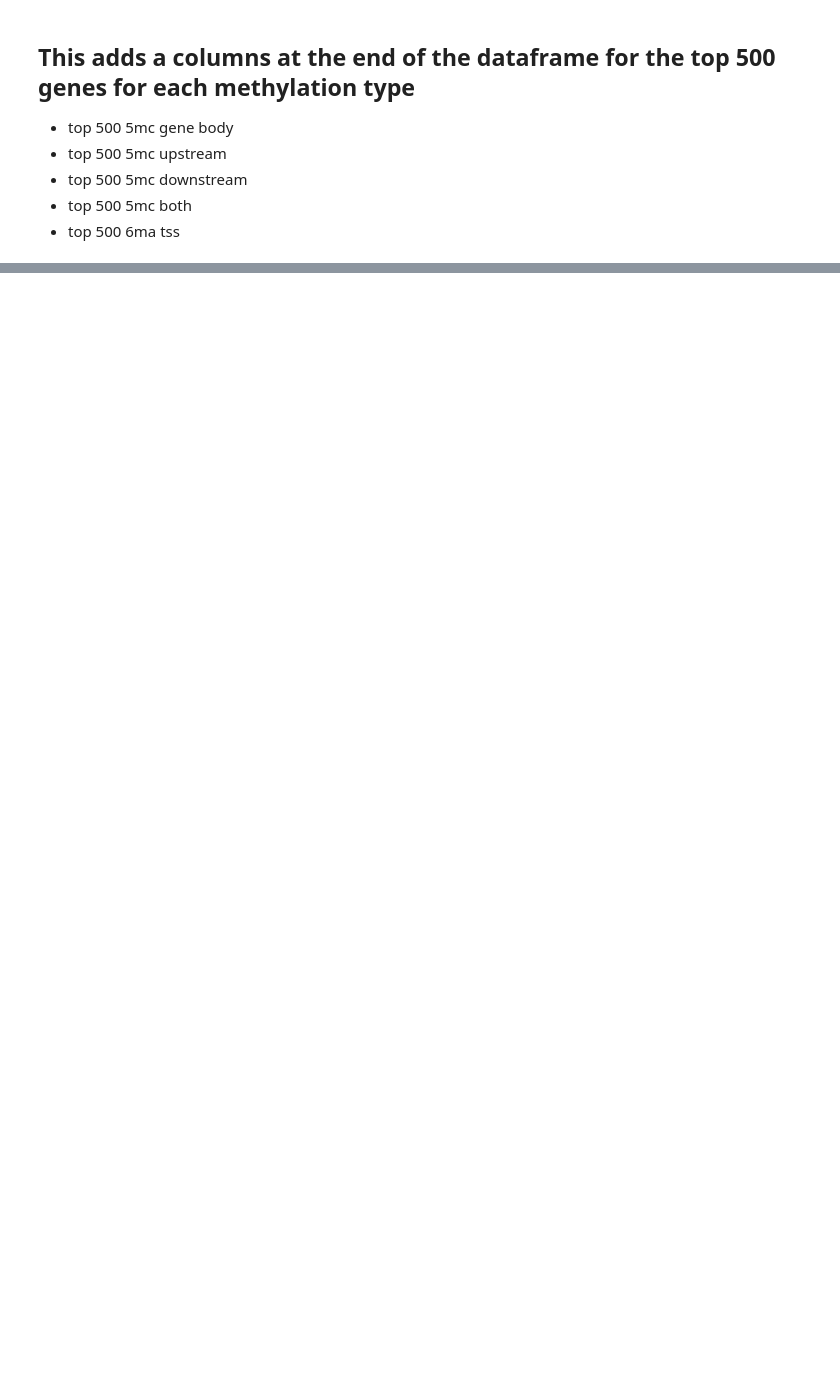
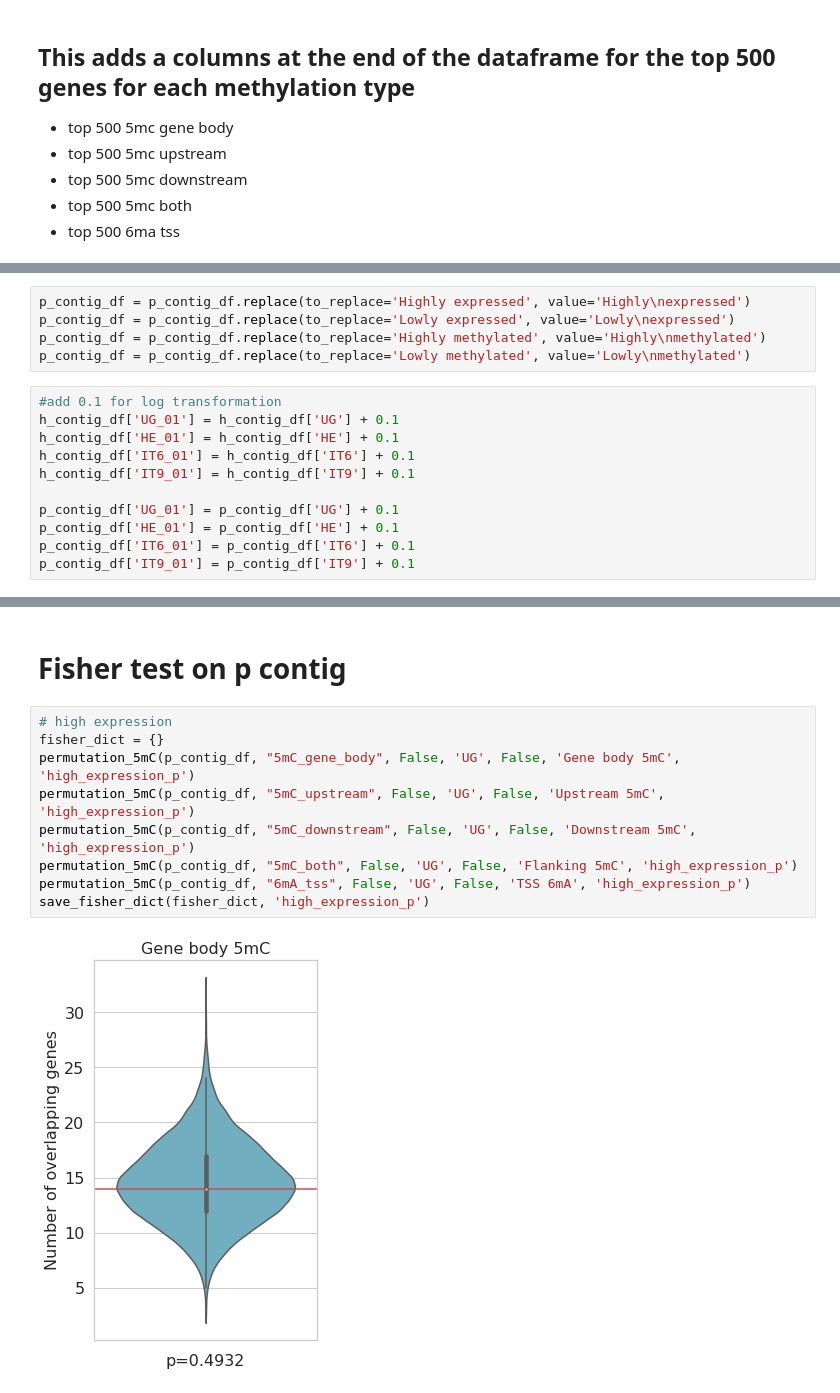
Before and after one commit to AnjuniPeiris/Honours_year, a Jupyter notebook: fisher/methylation/10_Methylation_plots.ipynb, the cells around one changed output, grey strips where cells are left out. Cells and saved outputs as stored; diff of their text form; blank space fills up the shorter version.

```diff
--- a/fisher/methylation/10_Methylation_plots.ipynb
+++ b/fisher/methylation/10_Methylation_plots.ipynb
@@ -481,0 +117,16 @@ for x in [ '5mC_gene_body_95', '6mA_gene_body_95',
+# %%
+p_contig_df = p_contig_df.replace(to_replace='Highly expressed', value='Highly\nexpressed')
+p_contig_df = p_contig_df.replace(to_replace='Lowly expressed', value='Lowly\nexpressed')
+p_contig_df = p_contig_df.replace(to_replace='Highly methylated', value='Highly\nmethylated')
+p_contig_df = p_contig_df.replace(to_replace='Lowly methylated', value='Lowly\nmethylated')
+# %%
+#add 0.1 for log transformation
+h_contig_df['UG_01'] = h_contig_df['UG'] + 0.1
+h_contig_df['HE_01'] = h_contig_df['HE'] + 0.1
+h_contig_df['IT6_01'] = h_contig_df['IT6'] + 0.1
+h_contig_df['IT9_01'] = h_contig_df['IT9'] + 0.1
+
+p_contig_df['UG_01'] = p_contig_df['UG'] + 0.1
+p_contig_df['HE_01'] = p_contig_df['HE'] + 0.1
+p_contig_df['IT6_01'] = p_contig_df['IT6'] + 0.1
+p_contig_df['IT9_01'] = p_contig_df['IT9'] + 0.1
@@ -481,0 +313,13 @@ for x in [ '5mC_gene_body_95', '6mA_gene_body_95',
+# %% [markdown]
+# Fisher test on p contig
+# %%
+# high expression
+fisher_dict = {}
+permutation_5mC(p_contig_df, "5mC_gene_body", False, 'UG', False, 'Gene body 5mC', 'high_expression_p')
+permutation_5mC(p_contig_df, "5mC_upstream", False, 'UG', False, 'Upstream 5mC', 'high_expression_p')
+permutation_5mC(p_contig_df, "5mC_downstream", False, 'UG', False, 'Downstream 5mC', 'high_expression_p')
+permutation_5mC(p_contig_df, "5mC_both", False, 'UG', False, 'Flanking 5mC', 'high_expression_p')
+permutation_5mC(p_contig_df, "6mA_tss", False, 'UG', False, 'TSS 6mA', 'high_expression_p')
+save_fisher_dict(fisher_dict, 'high_expression_p')
+# %% [output]
+[figure, added]
```
Also changed, not shown: parts of 117 cells of this notebook.
